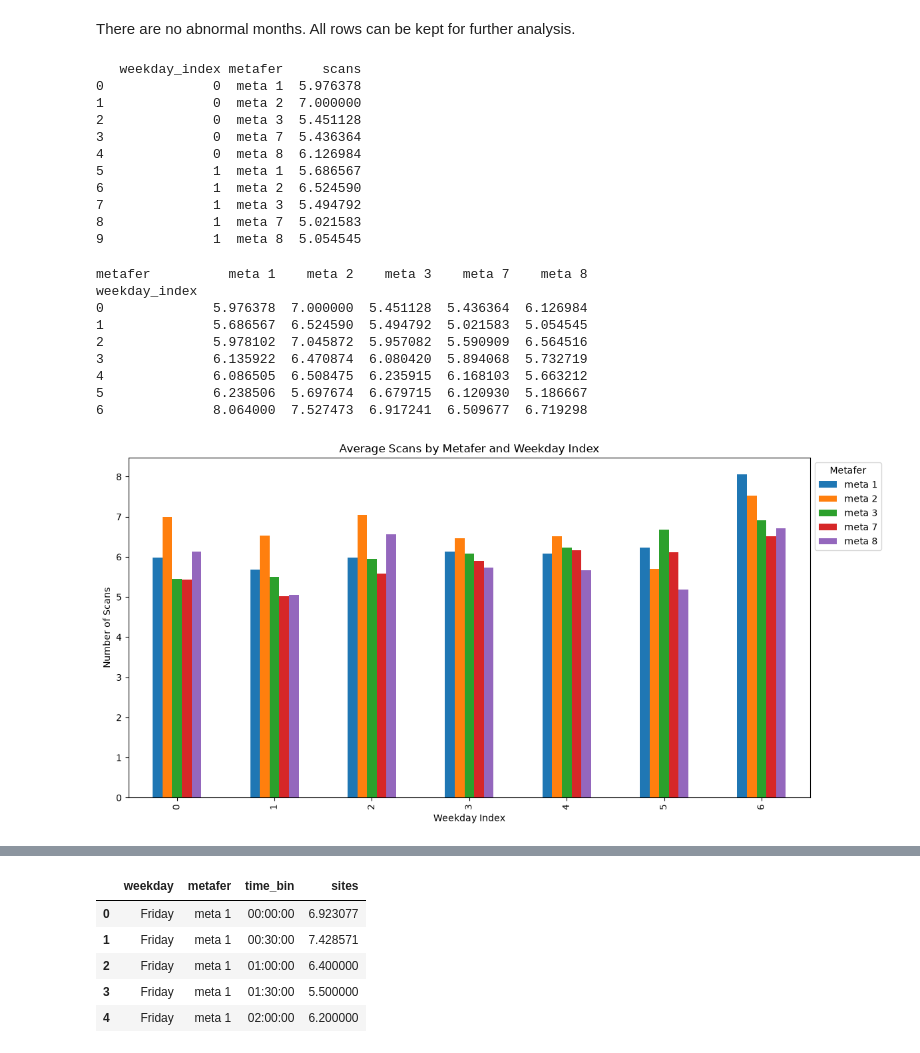
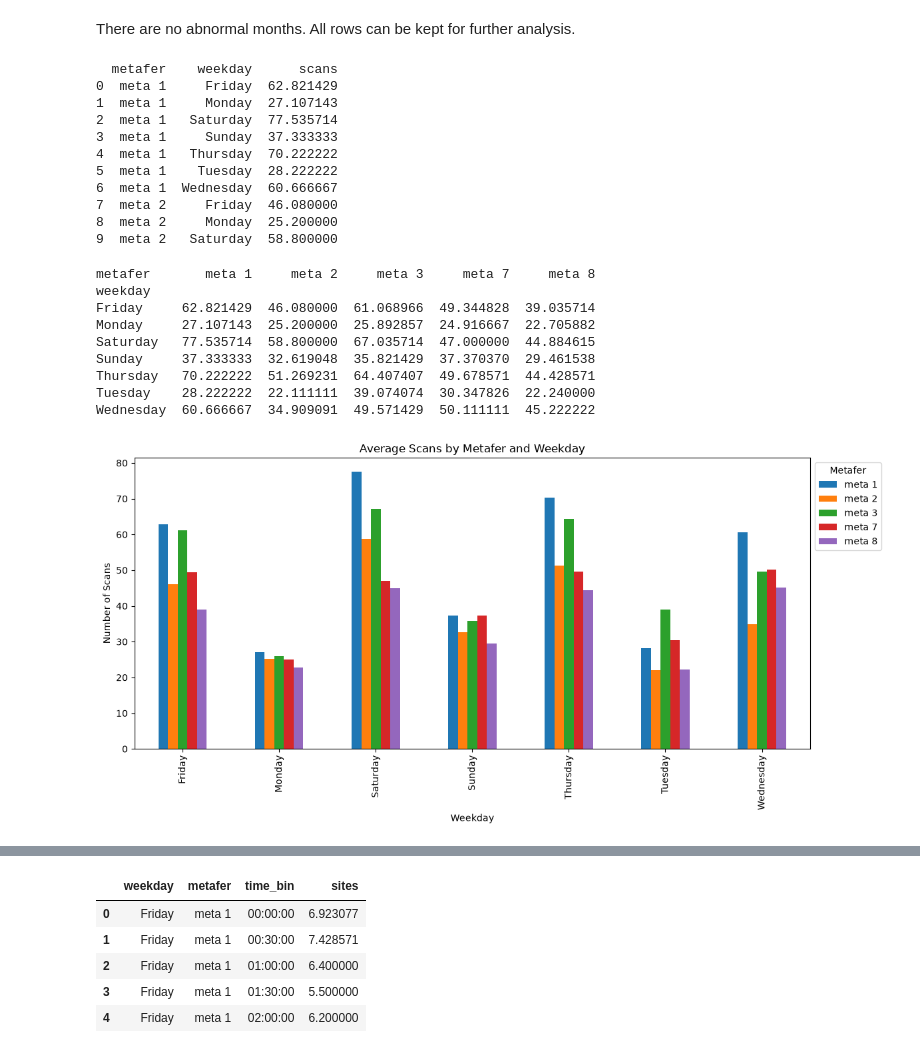
Before and after one commit to victoria-ann/metafer_usage, a Jupyter notebook: metafer_usage/notebook/EDA_Metafer_Usage.ipynb, the cells around one changed output, grey strips where cells are left out. Cells and saved outputs as stored; diff of their text form; code cells hidden in the pictures.

```diff
--- a/metafer_usage/notebook/EDA_Metafer_Usage.ipynb
+++ b/metafer_usage/notebook/EDA_Metafer_Usage.ipynb
@@ -192,51 +192,52 @@ plt.show()
 There are no abnormal months. All rows can be kept for further analysis.
 # %%
 weekday_metafer_totals = (
-    df.groupby(['weekday_index', 'metafer'], as_index=False)['scans']
-      .mean()
+    df.groupby(['weekday', 'metafer','date'], as_index=False)['scans']
+      .sum()
 )
-print(weekday_metafer_totals.head(10))
+weekday_metafer_means = weekday_metafer_totals.groupby(['metafer','weekday'], as_index=False)['scans'].mean()
+print(weekday_metafer_means.head(10))
 # %% [output]
-   weekday_index metafer     scans
-0              0  meta 1  5.976378
-1              0  meta 2  7.000000
-2              0  meta 3  5.451128
-3              0  meta 7  5.436364
-4              0  meta 8  6.126984
-5              1  meta 1  5.686567
-6              1  meta 2  6.524590
-7              1  meta 3  5.494792
-8              1  meta 7  5.021583
-9              1  meta 8  5.054545
+  metafer    weekday      scans
+0  meta 1     Friday  62.821429
+1  meta 1     Monday  27.107143
+2  meta 1   Saturday  77.535714
+3  meta 1     Sunday  37.333333
+4  meta 1   Thursday  70.222222
+5  meta 1    Tuesday  28.222222
+6  meta 1  Wednesday  60.666667
+7  meta 2     Friday  46.080000
+8  meta 2     Monday  25.200000
+9  meta 2   Saturday  58.800000
 # %%
 # Create a pivot table to show the average number of scans for each metafer on each day of the week
-weekday_totals_pivot = weekday_metafer_totals.pivot(
-    index='weekday_index',
+weekday_totals_pivot = weekday_metafer_means.pivot(
+    index='weekday',
     columns='metafer',
     values='scans')
 
 print(weekday_totals_pivot.head(10))
 # %% [output]
-metafer          meta 1    meta 2    meta 3    meta 7    meta 8
-weekday_index
-0              5.976378  7.000000  5.451128  5.436364  6.126984
-1              5.686567  6.524590  5.494792  5.021583  5.054545
-2              5.978102  7.045872  5.957082  5.590909  6.564516
-3              6.135922  6.470874  6.080420  5.894068  5.732719
-4              6.086505  6.508475  6.235915  6.168103  5.663212
-5              6.238506  5.697674  6.679715  6.120930  5.186667
-6              8.064000  7.527473  6.917241  6.509677  6.719298
+metafer       meta 1     meta 2     meta 3     meta 7     meta 8
+weekday
+Friday     62.821429  46.080000  61.068966  49.344828  39.035714
+Monday     27.107143  25.200000  25.892857  24.916667  22.705882
+Saturday   77.535714  58.800000  67.035714  47.000000  44.884615
+Sunday     37.333333  32.619048  35.821429  37.370370  29.461538
+Thursday   70.222222  51.269231  64.407407  49.678571  44.428571
+Tuesday    28.222222  22.111111  39.074074  30.347826  22.240000
+Wednesday  60.666667  34.909091  49.571429  50.111111  45.222222
 # %%
 # Create a bar plot to visualize the average number of scans for each metafer on each day of the week
 weekday_totals_pivot.plot(kind='bar',figsize=(12,6))
-plt.title(f"Average Scans by Metafer and Weekday Index")
-plt.xlabel("Weekday Index")
+plt.title(f"Average Scans by Metafer and Weekday")
+plt.xlabel("Weekday")
 plt.ylabel("Number of Scans")
 plt.legend(title="Metafer", bbox_to_anchor=(1, 1))
 plt.tight_layout()
 plt.show()
 # %% [output]
-[figure, old version]
+[figure, new version]
 # %%
 # Create a function to assign shifts based on times from the time bins. 0300-1430 is day shift, 1431-0259 is night shift
 def assign_shift(t):
```
Also changed, not shown: parts of 22 cells of this notebook, 6 other files.
